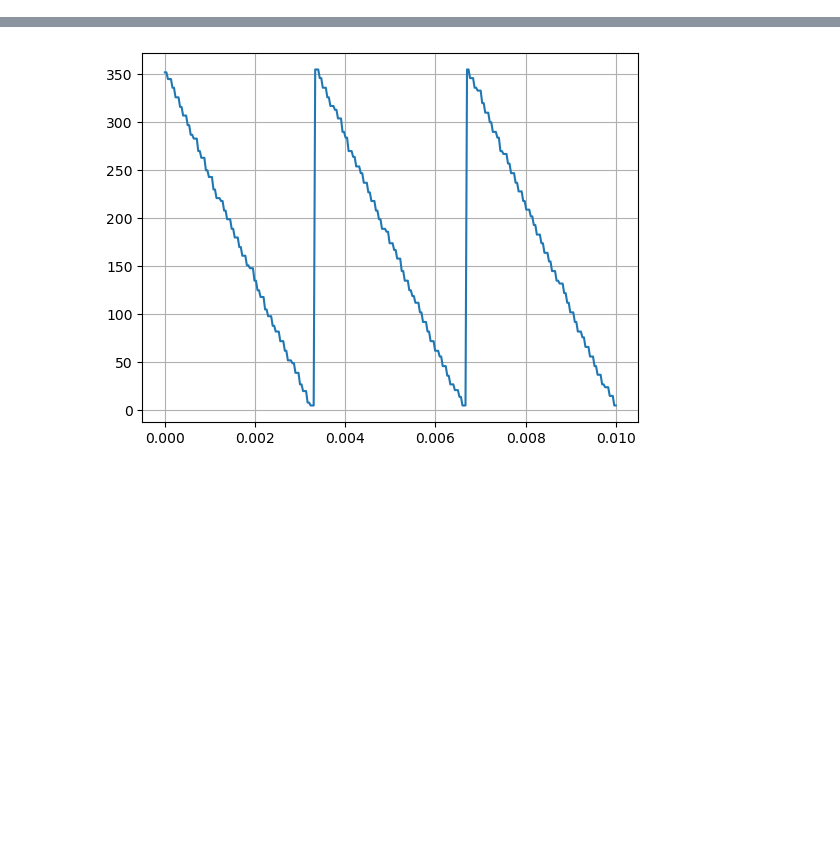
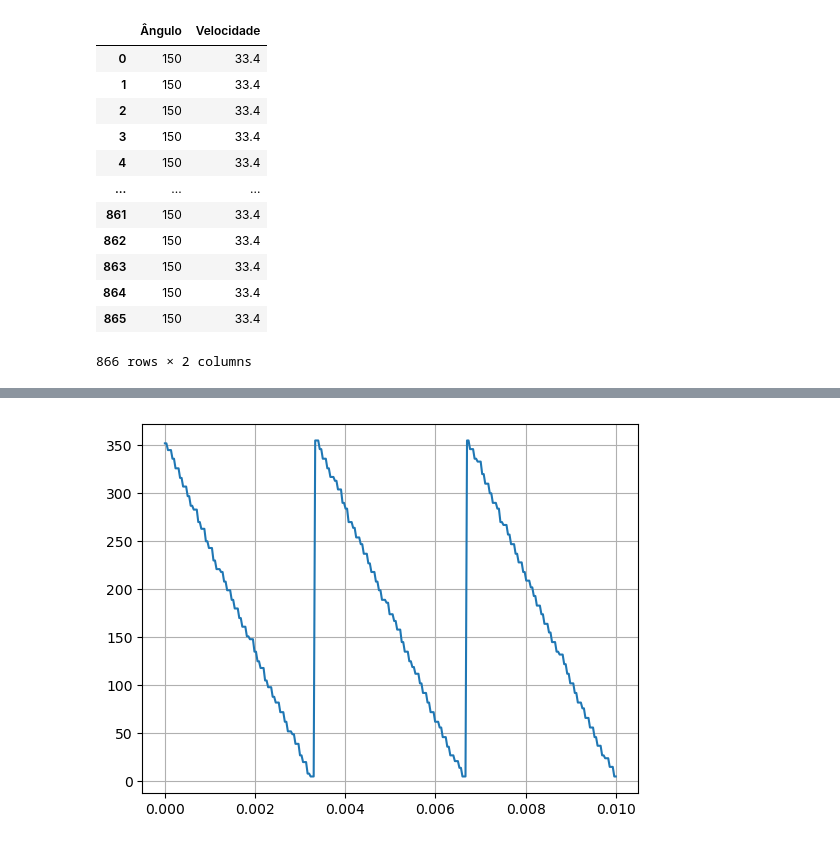
Before and after one commit to oliveiralx/python-projects, a Jupyter notebook: readingdata.ipynb, the cells around one changed output, grey strips where cells are left out. Drawn from its saved outputs; the diff is of its cells as text; code cells hidden in the pictures; blank space fills up the shorter version.

```diff
--- a/readingdata.ipynb
+++ b/readingdata.ipynb
@@ -3,4 +3,21 @@ import numpy as np
 import pandas as pd
 import matplotlib.pyplot as plt
 from scipy.optimize import curve_fit
+# %%
+t1 = pd.read_csv('teste.txt', delimiter=",")
+t1
+# %% [output]
+|  | Ângulo | Velocidade |
+| 0 | 150 | 33.4 |
+| 1 | 150 | 33.4 |
+| 2 | 150 | 33.4 |
+| 3 | 150 | 33.4 |
+| 4 | 150 | 33.4 |
+| ... | ... | ... |
+| 861 | 150 | 33.4 |
+| 862 | 150 | 33.4 |
+| 863 | 150 | 33.4 |
+| 864 | 150 | 33.4 |
+| 865 | 150 | 33.4 |
+866 rows × 2 columns
 # %%
```
Also changed, not shown: parts of 3 cells of this notebook, 2 other files.
